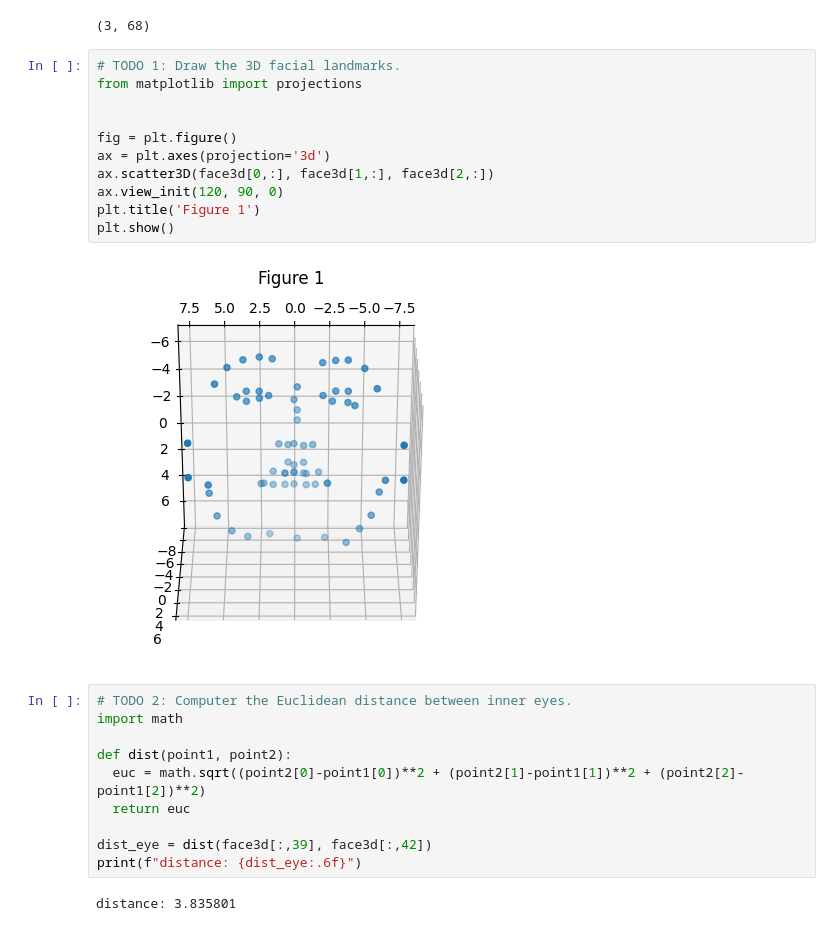
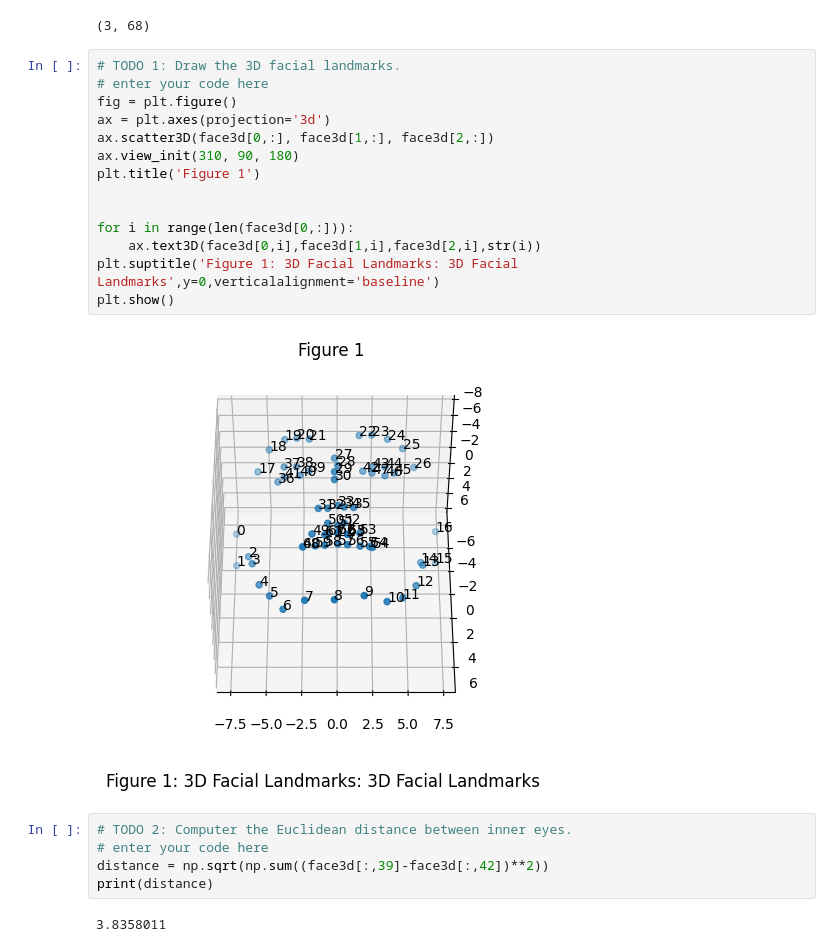
Before and after one commit to nsysu-itlab/3D-Vision-Assignments, a Jupyter notebook: Assignment1/assignment1_template.ipynb, the cells around one changed output. Cells and saved outputs as stored; diff of their text form.

```diff
--- a/Assignment1/assignment1_template.ipynb
+++ b/Assignment1/assignment1_template.ipynb
@@ -10,26 +10,24 @@ print(face3d.shape)
 (3, 68)
 # %%
 # TODO 1: Draw the 3D facial landmarks.
-from matplotlib import projections
-
-
+# enter your code here
 fig = plt.figure()
 ax = plt.axes(projection='3d')
 ax.scatter3D(face3d[0,:], face3d[1,:], face3d[2,:])
-ax.view_init(120, 90, 0)
+ax.view_init(310, 90, 180)
 plt.title('Figure 1')
+
+
+for i in range(len(face3d[0,:])):
+    ax.text3D(face3d[0,i],face3d[1,i],face3d[2,i],str(i))
+plt.suptitle('Figure 1: 3D Facial Landmarks: 3D Facial Landmarks',y=0,verticalalignment='baseline')
 plt.show()
 # %% [output]
-[figure, old version]
+[figure, new version]
 # %%
 # TODO 2: Computer the Euclidean distance between inner eyes.
-import math
-
-def dist(point1, point2):
-  euc = math.sqrt((point2[0]-point1[0])**2 + (point2[1]-point1[1])**2 + (point2[2]-point1[2])**2)
-  return euc
-
-dist_eye = dist(face3d[:,39], face3d[:,42])
-print(f"distance: {dist_eye:.6f}")
+# enter your code here
+distance = np.sqrt(np.sum((face3d[:,39]-face3d[:,42])**2))
+print(distance)
 # %% [output]
-distance: 3.835801
+3.8358011
```
Also changed, not shown: parts of 9 cells of this notebook.
